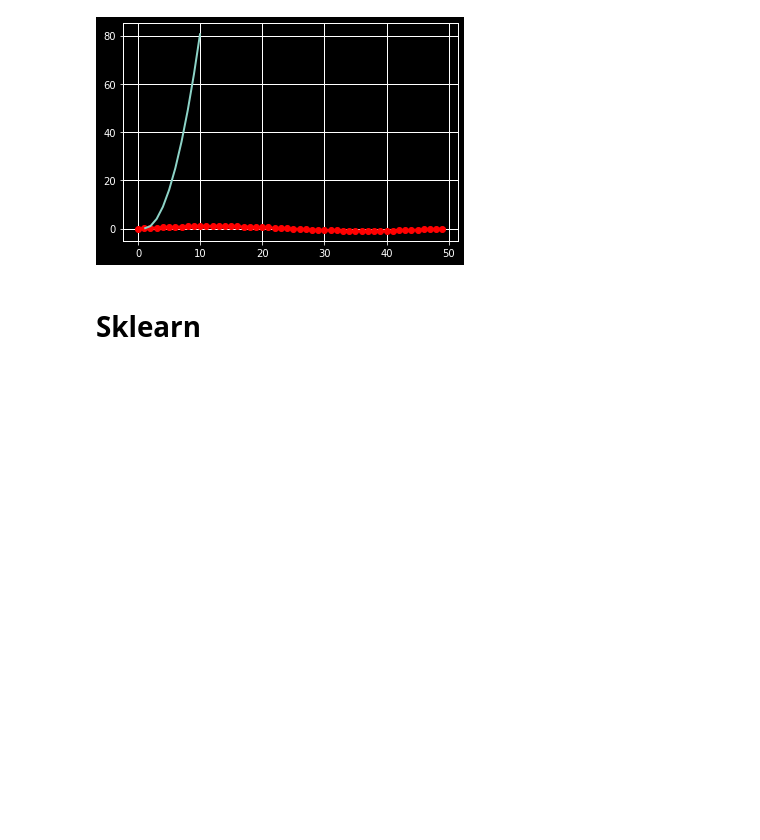
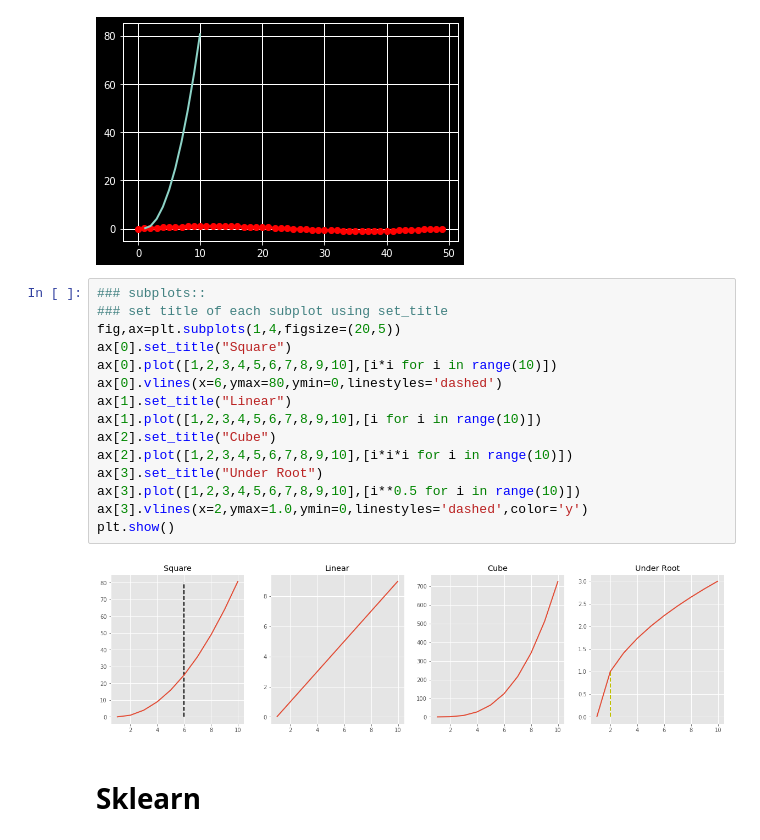
Before and after one commit to s-ravi18/my_reference, a Jupyter notebook: Numpy,_Pandas,_Sklearn,_Tensorflow,_Building_Neural_Net_from_Scratch.ipynb, the cells around one changed output. Saved outputs shown, nothing was run; the diff lists cells and outputs as text; blank space fills up the shorter version.

```diff
--- a/Numpy,_Pandas,_Sklearn,_Tensorflow,_Building_Neural_Net_from_Scratch.ipynb
+++ b/Numpy,_Pandas,_Sklearn,_Tensorflow,_Building_Neural_Net_from_Scratch.ipynb
@@ -544,6 +562,23 @@ with plt.style.context("ggplot"):
 plt.show()
 # %% [output]
 [figure]
+# %%
+### subplots::
+### set title of each subplot using set_title
+fig,ax=plt.subplots(1,4,figsize=(20,5))
+ax[0].set_title("Square")
+ax[0].plot([1,2,3,4,5,6,7,8,9,10],[i*i for i in range(10)])
+ax[0].vlines(x=6,ymax=80,ymin=0,linestyles='dashed')
+ax[1].set_title("Linear")
+ax[1].plot([1,2,3,4,5,6,7,8,9,10],[i for i in range(10)])
+ax[2].set_title("Cube")
+ax[2].plot([1,2,3,4,5,6,7,8,9,10],[i*i*i for i in range(10)])
+ax[3].set_title("Under Root")
+ax[3].plot([1,2,3,4,5,6,7,8,9,10],[i**0.5 for i in range(10)])
+ax[3].vlines(x=2,ymax=1.0,ymin=0,linestyles='dashed',color='y')
+plt.show()
+# %% [output]
+[figure, added]
 # %% [markdown]
 # Sklearn
 # %%
```
Also changed, not shown: parts of 3 cells of this notebook.
